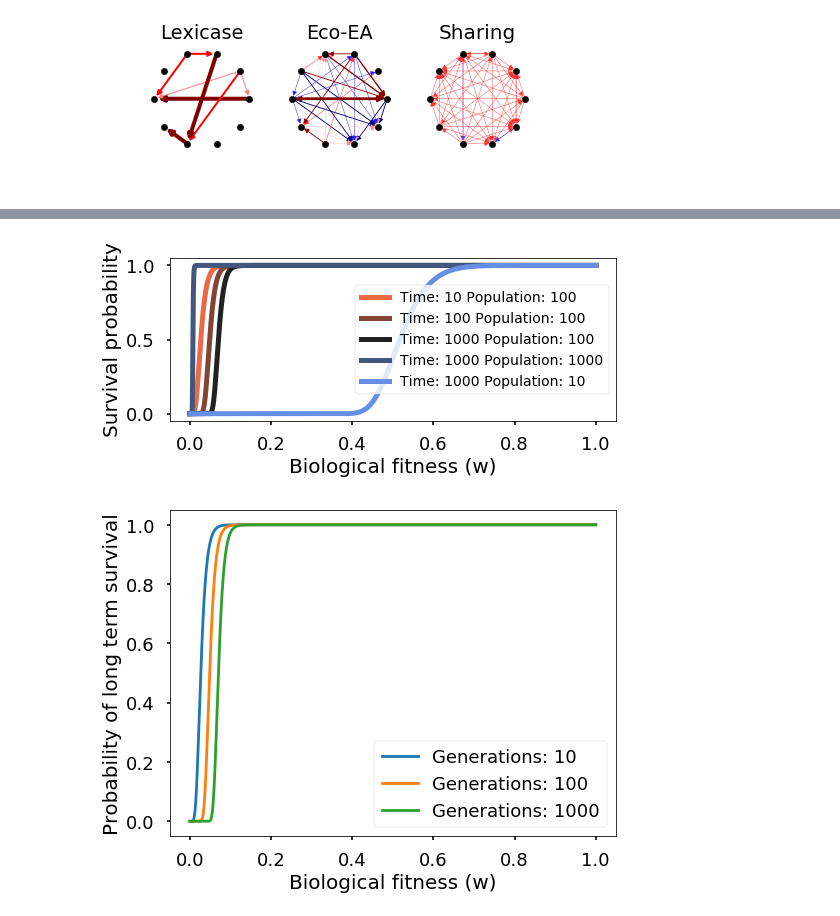
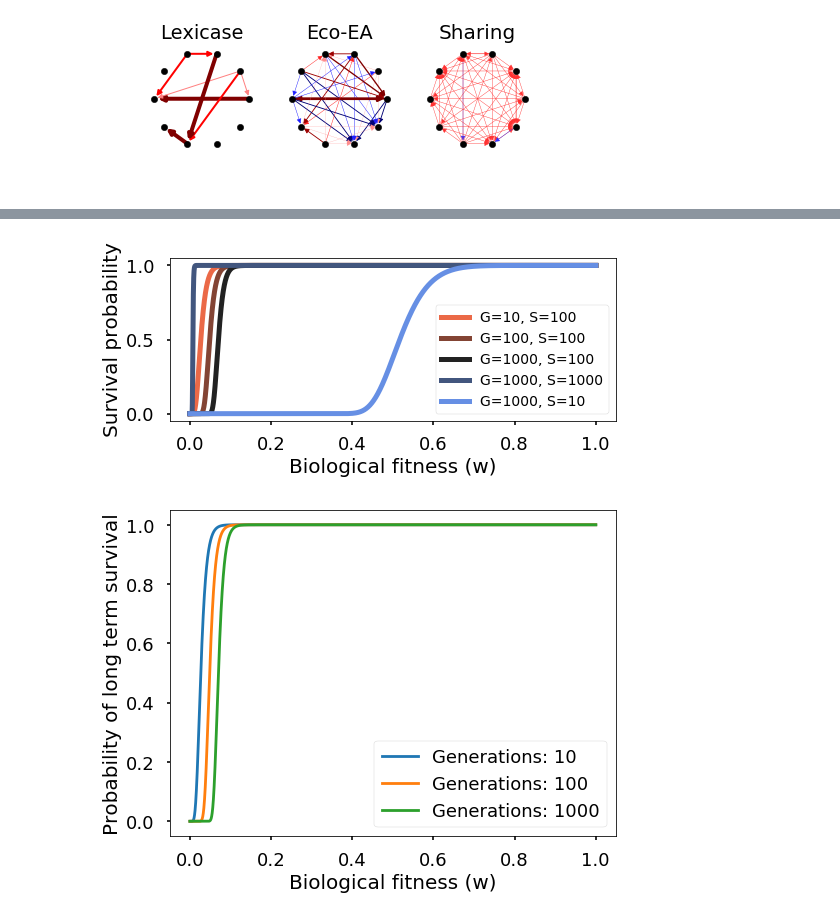
Before and after one commit to emilydolson/ecology_of_evolutionary_computation, a Jupyter notebook: Selection_Scheme_Communities.ipynb, the cells around one changed output, grey strips where cells are left out. Drawn from its saved outputs; the diff is of its cells as text; code cells hidden in the pictures.

Commit message:
Added additional graphs and final analysis

```diff
--- a/Selection_Scheme_Communities.ipynb
+++ b/Selection_Scheme_Communities.ipynb
@@ -326,32 +274,36 @@ sns.palplot(sns.diverging_palette(255, 20, l=60, n=5, center="dark"))
 # %%
+# Master lexicase survival probability graph
+
+# use color scheme that can show two different gradients
 pal = sns.diverging_palette(255, 20, l=60, n=5, center="dark")
 
 plt.figure(figsize=(8,3))
 
 matplotlib.style.use("seaborn-poster")
 matplotlib.rc('xtick', labelsize=18)
 matplotlib.rc('ytick', labelsize=18)
 
+# Calculate curves for parameter sets
 xvals = np.arange(0, 1, .0001)
 y1 = (1 - (1-xvals)**10)**1000
 y2 = (1 - (1-xvals)**100)**1000
 y3 = (1 - (1-xvals)**1000)**1000
 y4 = (1 - (1-xvals)**100)**10
 y5 = (1 - (1-xvals)**100)**100
 
+# Plot curves
 plt.plot(xvals, y4, color=pal[4], lw=5, label="G=10, S=100")
-plt.plot(xvals, y5, color=pal[3], lw=5, label="G=100, S100")
-plt.plot(xvals, y2, color=pal[2], lw=5, label="G=1000, Population: 100")
-plt.plot(xvals, y3, color=pal[1], lw=5, label="G=1000, Population: 1000")
-plt.plot(xvals, y1, color=pal[0], lw=5, label="G=1000, Population: 10")
+plt.plot(xvals, y5, color=pal[3], lw=5, label="G=100, S=100")
+plt.plot(xvals, y2, color=pal[2], lw=5, label="G=1000, S=100")
+plt.plot(xvals, y3, color=pal[1], lw=5, label="G=1000, S=1000")
+plt.plot(xvals, y1, color=pal[0], lw=5, label="G=1000, S=10")
 
-
-
+# Axis labels
 plt.xlabel("Biological fitness (w)", fontsize=20)
 plt.ylabel("Survival probability", fontsize=20)
 plt.legend(fontsize=14, loc="best")
 
 plt.savefig('figs/survival.png', bbox_inches='tight', dpi=300)
 # %% [output]
-[figure, old version]
+[figure, new version]
 # %%
```
Also changed, not shown: parts of 20 cells of this notebook, 5 other files.
